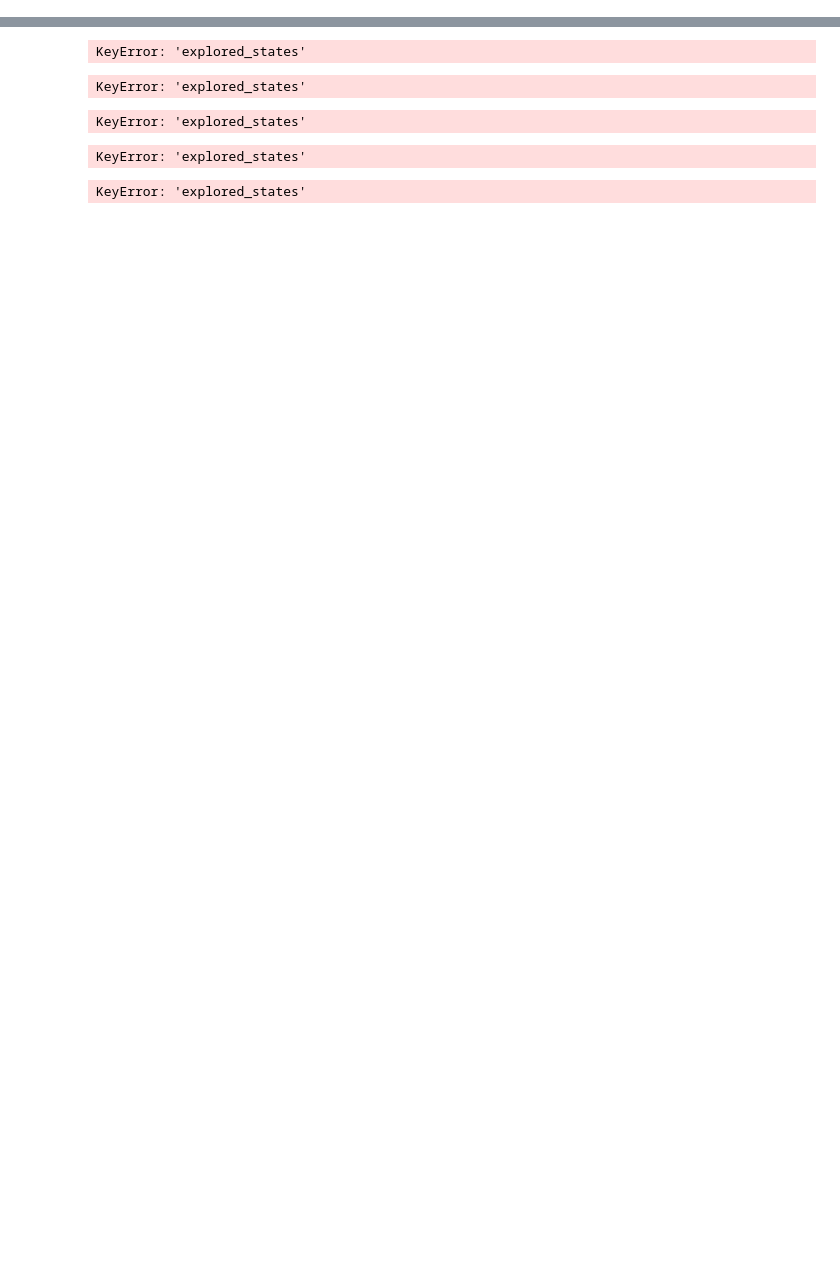
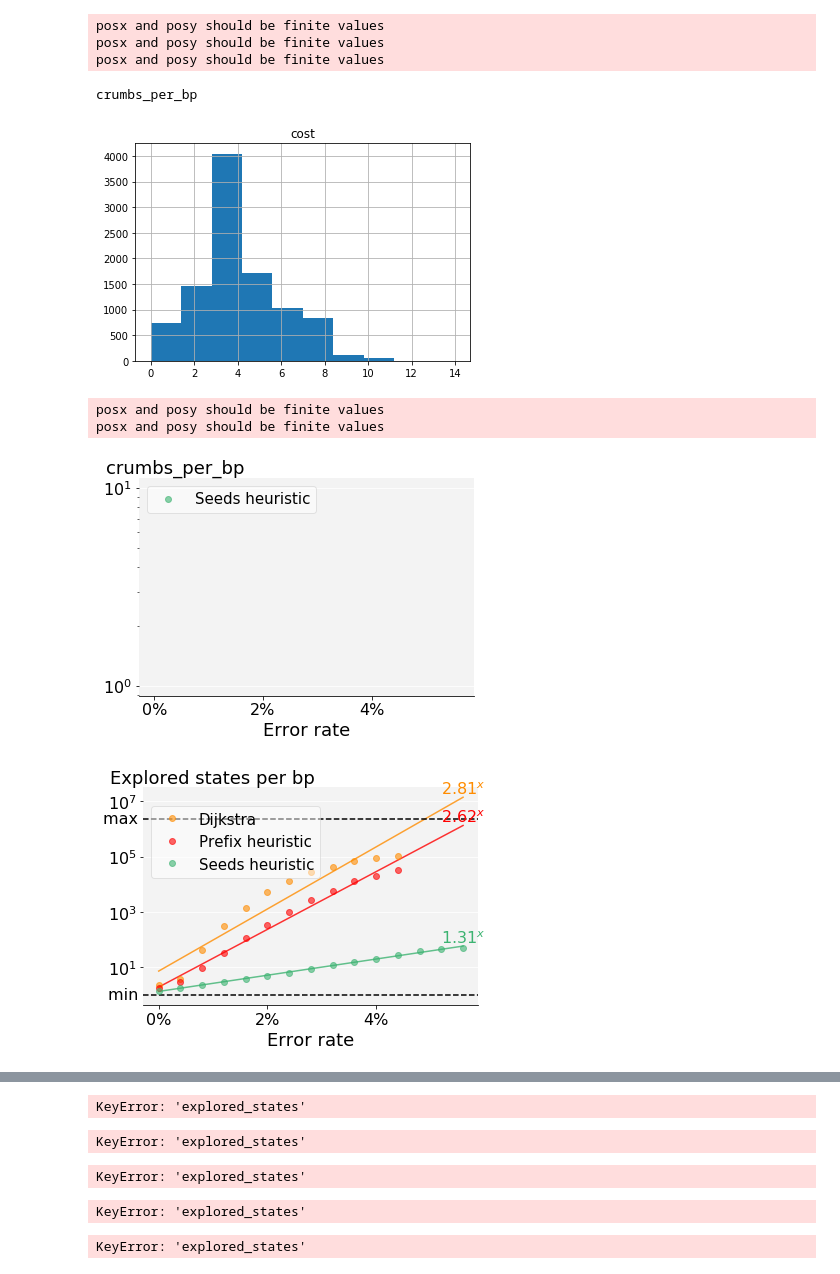
Before and after one commit to eth-sri/astarix, a Jupyter notebook: evals/astar_vs_dijkstra.ipynb, the cells around one changed output, grey strips where cells are left out. Cells and saved outputs as stored; diff of their text form; code cells hidden in the pictures; blank space fills up the shorter version.

```diff
--- a/evals/astar_vs_dijkstra.ipynb
+++ b/evals/astar_vs_dijkstra.ipynb
@@ -176,0 +176,16 @@ crumbs_per_bp
+# %%
+experiment_name = 'test'
+plots_dir = Path('plots')
+
+df_seeds = read_astarix_performance('../tmp/ecoli_head1000000_linear_eval250/astar-seeds/alignments.tsv')
+
+display(df_seeds.head())
+#display(df.tail())
+df_seeds.hist(column='cost')
+
+astar_vs_dijkstra_img(df_seeds, y='crumbs_per_bp', x='error_rate', hline=False, prefix=experiment_name)
+
+# error rate
+astar_vs_dijkstra_img(df,  y='explored_per_bp', x='error_rate', hline=True, prefix=experiment_name)
+astar_vs_dijkstra_img(df, y='t(map)_per_bp', x='error_rate', hline=False, prefix=experiment_name)
+# %% [output]
@@ -176,0 +199,9 @@ crumbs_per_bp
+posx and posy should be finite values
+posx and posy should be finite values
+posx and posy should be finite values
+crumbs_per_bp
+[figure, added]
+posx and posy should be finite values
+posx and posy should be finite values
+[figure, added]
+[figure, added]
```
Also changed, not shown: parts of 3 cells of this notebook, 8 other files.
